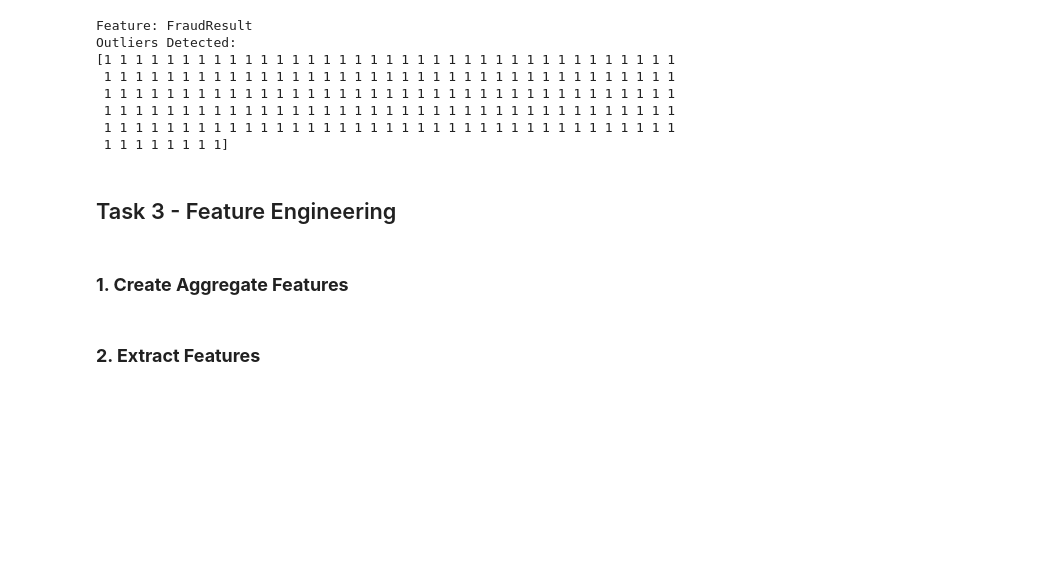
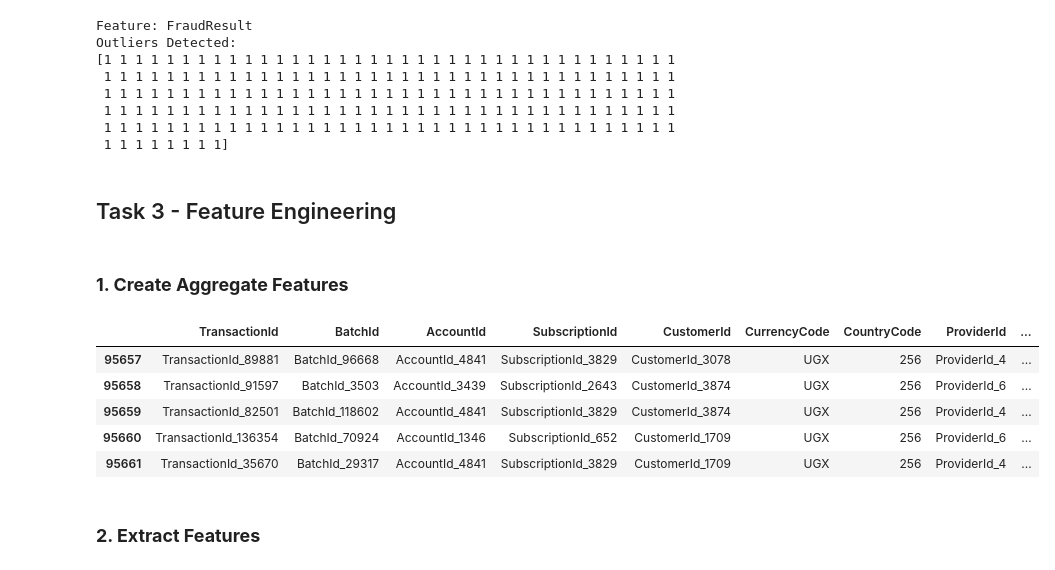
Before and after one commit to amsalugetasew/10_Academy_AI_Mastery_kifiya_Week_6, a Jupyter notebook: Notebooks/main.ipynb, the cells around one changed output. Cells and saved outputs as stored; diff of their text form; code cells hidden in the pictures; blank space fills up the shorter version.

```diff
--- a/Notebooks/main.ipynb
+++ b/Notebooks/main.ipynb
@@ -194,4 +201,15 @@ Outliers Detected:
 # %% [markdown]
 ### **1. Create Aggregate Features**
+# %%
+df = fe.create_aggregate_features()
+# %%
+df.tail()
+# %% [output]
+|  | TransactionId | BatchId | AccountId | SubscriptionId | CustomerId | CurrencyCode | CountryCode | ProviderId | ... |
+| 95657 | TransactionId_89881 | BatchId_96668 | AccountId_4841 | SubscriptionId_3829 | CustomerId_3078 | UGX | 256 | ProviderId_4 | ... |
+| 95658 | TransactionId_91597 | BatchId_3503 | AccountId_3439 | SubscriptionId_2643 | CustomerId_3874 | UGX | 256 | ProviderId_6 | ... |
+| 95659 | TransactionId_82501 | BatchId_118602 | AccountId_4841 | SubscriptionId_3829 | CustomerId_3874 | UGX | 256 | ProviderId_4 | ... |
+| 95660 | TransactionId_136354 | BatchId_70924 | AccountId_1346 | SubscriptionId_652 | CustomerId_1709 | UGX | 256 | ProviderId_6 | ... |
+| 95661 | TransactionId_35670 | BatchId_29317 | AccountId_4841 | SubscriptionId_3829 | CustomerId_1709 | UGX | 256 | ProviderId_4 | ... |
 # %% [markdown]
 ### **2. Extract Features**
```
Also changed, not shown: parts of 26 cells of this notebook, 2 other files.
